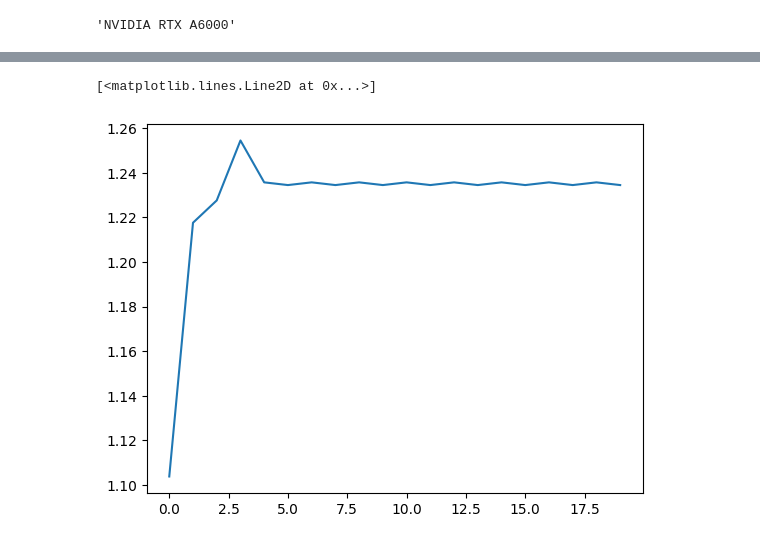
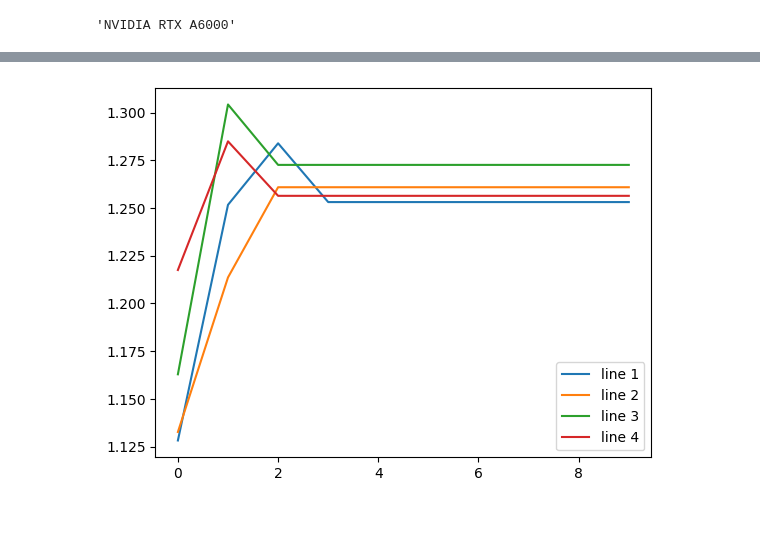
Before and after one commit to arnajak/Symbol-tuning, a Jupyter notebook: Merge_model.ipynb, the cells around one changed output, grey strips where cells are left out. Drawn from its saved outputs; the diff is of its cells as text; code cells hidden in the pictures.

```diff
--- a/Merge_model.ipynb
+++ b/Merge_model.ipynb
@@ -162,22 +167,22 @@ model_3 = model
 model_4 = model
 
 accelerator_1 = Accelerator()
-model_1, optimizer, train_dataloader_1, eval_dataloader_1 = accelerator.prepare(
+model_1, optimizer, train_dataloader_1, eval_dataloader_1 = accelerator_1.prepare(
     model_1, optimizer, train_dataloader_1, eval_dataloader_1
 )
 
 accelerator_2 = Accelerator()
-model_2, optimizer, train_dataloader_2, eval_dataloader_2 = accelerator.prepare(
+model_2, optimizer, train_dataloader_2, eval_dataloader_2 = accelerator_2.prepare(
     model_2, optimizer, train_dataloader_2, eval_dataloader_2
 )
 
 accelerator_3 = Accelerator()
-model_3, optimizer, train_dataloader_3, eval_dataloader_3 = accelerator.prepare(
+model_3, optimizer, train_dataloader_3, eval_dataloader_3 = accelerator_3.prepare(
     model_3, optimizer, train_dataloader_3, eval_dataloader_3
 )
 
 accelerator_4 = Accelerator()
-model_4, optimizer, train_dataloader_4, eval_dataloader_4 = accelerator.prepare(
+model_4, optimizer, train_dataloader_4, eval_dataloader_4 = accelerator_4.prepare(
     model_4, optimizer, train_dataloader_4, eval_dataloader_4
 )
 # %%
@@ -203,19 +208,22 @@ torch.cuda.get_device_name(device)
 'NVIDIA RTX A6000'
 # %%
 def train_model(model,train_dataloader,accelerator):
+    losses = []
     model.train()
     progress_bar = tqdm(range(num_update_steps_per_epoch))
     for batch in train_dataloader:
         batch = {k: v.to(device) for k, v in batch.items()}
         outputs = model(**batch)
         loss = outputs.loss
+        losses.append(loss)
         accelerator.backward(loss)
+
 
         optimizer.step()
         lr_scheduler.step()
         optimizer.zero_grad()
         progress_bar.update(1)
-    return model
+    return model,losses
 
 def eval_model(model,eval_dataloader,accelerator):
     model.eval()
@@ -288,7 +319,11 @@ for epoch in range(num_train_epochs):
 ... (28 outputs left out)
 # %%
 import matplotlib.pyplot as plt
-plt.plot(perplexities_1)
+plt.plot(perplexities_1,label = "line 1")
+plt.plot(perplexities_2,label = "line 2")
+plt.plot(perplexities_3,label = "line 3")
+plt.plot(perplexities_4,label = "line 4")
+plt.legend()
+plt.show()
 # %% [output]
-[<matplotlib.lines.Line2D at 0x...>]
-[figure, old version]
+[figure, new version]
```
Also changed, not shown: parts of 7 cells of this notebook.
